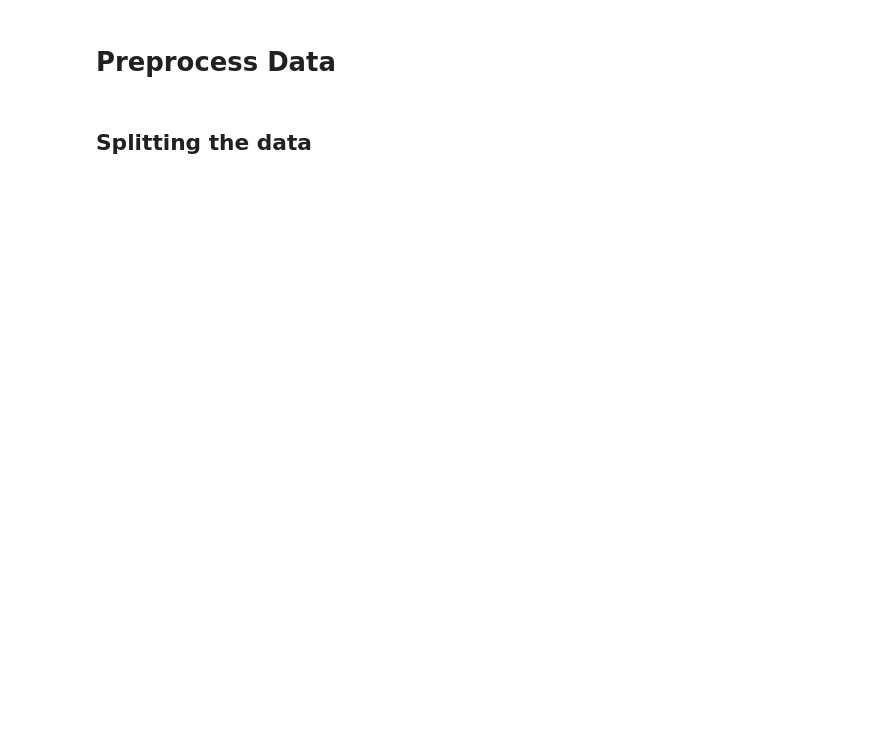
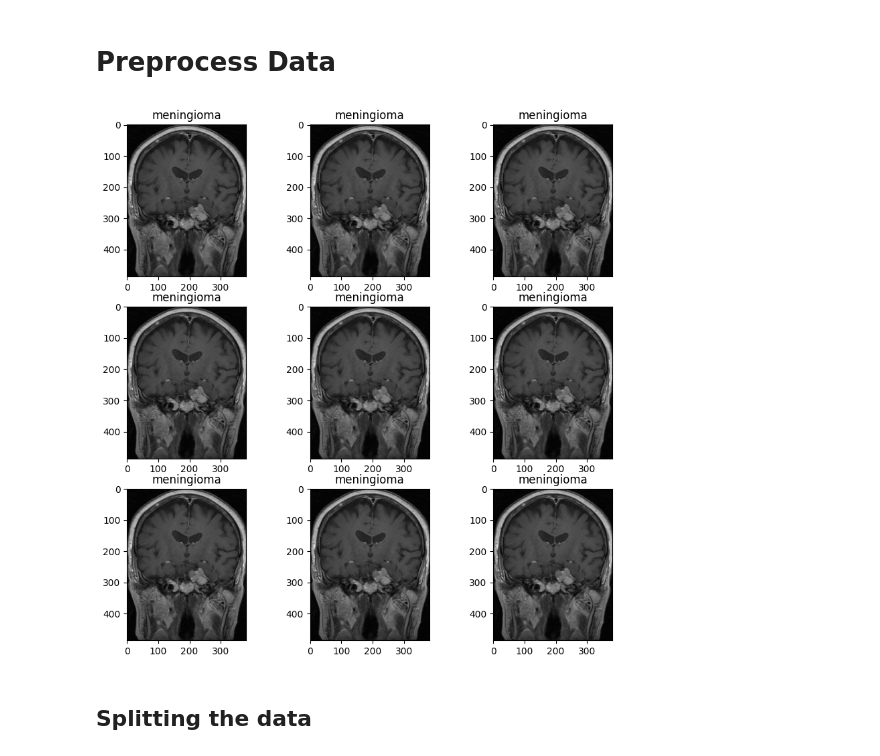
Before and after one commit to Devoalda/CSC3109_Brain_MRI_Classification, a Jupyter notebook: notebooks/unet_512.ipynb, the cells around one changed output. Saved outputs shown, nothing was run; the diff lists cells and outputs as text; code cells hidden in the pictures; blank space fills up the shorter version.

```diff
--- a/notebooks/unet_512.ipynb
+++ b/notebooks/unet_512.ipynb
@@ -87,64 +78,65 @@ sns.despine()
 # %% [markdown]
 # Preprocess Data
 # %%
-# from tqdm import tqdm
-# import cv2
-# import imutils
+from tqdm import tqdm
+import cv2
+import imutils
 
-# def crop_img(img):
+def crop_img(img):
 
-# 	# Find extreme points on the image and crop the rectangular out
+	# Find extreme points on the image and crop the rectangular out
 
-# 	gray = cv2.cvtColor(img, cv2.COLOR_RGB2GRAY)
-# 	gray = cv2.GaussianBlur(gray, (3, 3), 0)
+	gray = cv2.cvtColor(img, cv2.COLOR_RGB2GRAY)
+	gray = cv2.GaussianBlur(gray, (3, 3), 0)
 
-# 	# threshold the image, then perform a series of erosions +
-# 	# dilations to remove any small regions of noise
-# 	thresh = cv2.threshold(gray, 45, 255, cv2.THRESH_BINARY)[1]
-# 	thresh = cv2.erode(thresh, None, iterations=2)
-# 	thresh = cv2.dilate(thresh, None, iterations=2)
+	# threshold the image, then perform a series of erosions +
+	# dilations to remove any small regions of noise
+	thresh = cv2.threshold(gray, 45, 255, cv2.THRESH_BINARY)[1]
+	thresh = cv2.erode(thresh, None, iterations=2)
+	thresh = cv2.dilate(thresh, None, iterations=2)
 
-# 	# find contours in thresholded image, then grab the largest one
-# 	cnts = cv2.findContours(thresh.copy(), cv2.RETR_EXTERNAL, cv2.CHAIN_APPROX_SIMPLE)
-# 	cnts = imutils.grab_contours(cnts)
-# 	c = max(cnts, key=cv2.contourArea)
+	# find contours in thresholded image, then grab the largest one
+	cnts = cv2.findContours(thresh.copy(), cv2.RETR_EXTERNAL, cv2.CHAIN_APPROX_SIMPLE)
+	cnts = imutils.grab_contours(cnts)
+	c = max(cnts, key=cv2.contourArea)
 
-# 	# find the extreme points
-# 	extLeft = tuple(c[c[:, :, 0].argmin()][0])
-# 	extRight = tuple(c[c[:, :, 0].argmax()][0])
-# 	extTop = tuple(c[c[:, :, 1].argmin()][0])
-# 	extBot = tuple(c[c[:, :, 1].argmax()][0])
-# 	ADD_PIXELS = 0
-# 	new_img = img[extTop[1]-ADD_PIXELS:extBot[1]+ADD_PIXELS, extLeft[0]-ADD_PIXELS:extRight[0]+ADD_PIXELS].copy()
+	# find the extreme points
+	extLeft = tuple(c[c[:, :, 0].argmin()][0])
+	extRight = tuple(c[c[:, :, 0].argmax()][0])
+	extTop = tuple(c[c[:, :, 1].argmin()][0])
+	extBot = tuple(c[c[:, :, 1].argmax()][0])
+	ADD_PIXELS = 0
+	new_img = img[extTop[1]-ADD_PIXELS:extBot[1]+ADD_PIXELS, extLeft[0]-ADD_PIXELS:extRight[0]+ADD_PIXELS].copy()
 
-# 	return new_img
+	return new_img
 
-# def preprocess_images(directory):
-#     for dir in os.listdir(directory):
-#         path = os.path.join(directory, dir)
-#         for img_name in os.listdir(path):
-#             img_path = os.path.join(path, img_name)
-#             img = cv2.imread(img_path)
-#             cropped_img = crop_img(img)
-#             cv2.imwrite(img_path, cropped_img)
+def preprocess_images(directory):
+    for dir in os.listdir(directory):
+        path = os.path.join(directory, dir)
+        for img_name in os.listdir(path):
+            img_path = os.path.join(path, img_name)
+            img = cv2.imread(img_path)
+            cropped_img = crop_img(img)
+            cv2.imwrite(img_path, cropped_img)
 
-# # Preprocess the images before generating data
-# preprocess_images(dir)
-# preprocess_images(validation_dir)
+# Preprocess the images before generating data
+preprocess_images(dir)
 
-# # Display 1 image using matplotlib
-# plt.figure(figsize=(10, 10))
-# for i in range(9):
-#     plt.subplot(3, 3, i + 1)
-#     for curr_index in os.listdir(dir):
-#         path = os.path.join(dir, curr_index)
-#         for img_name in os.listdir(path):
-#             img_path = os.path.join(path, img_name)
-#             image = cv2.imread(img_path)
-#             plt.title(curr_index)
-#             plt.imshow(image)
-#             break
-#         break
+# Display 9 image using matplotlib
+plt.figure(figsize=(10, 10))
+for i in range(9):
+    plt.subplot(3, 3, i + 1)
+    for curr_index in os.listdir(dir):
+        path = os.path.join(dir, curr_index)
+        for img_name in os.listdir(path):
+            img_path = os.path.join(path, img_name)
+            image = plt.imread(img_path)
+            plt.imshow(image)
+            plt.title(curr_index)
+            break
+        break
+# %% [output]
+[figure, added]
 # %% [markdown]
 ## Splitting the data
 # %%
```
Also changed, not shown: parts of 12 cells of this notebook.
